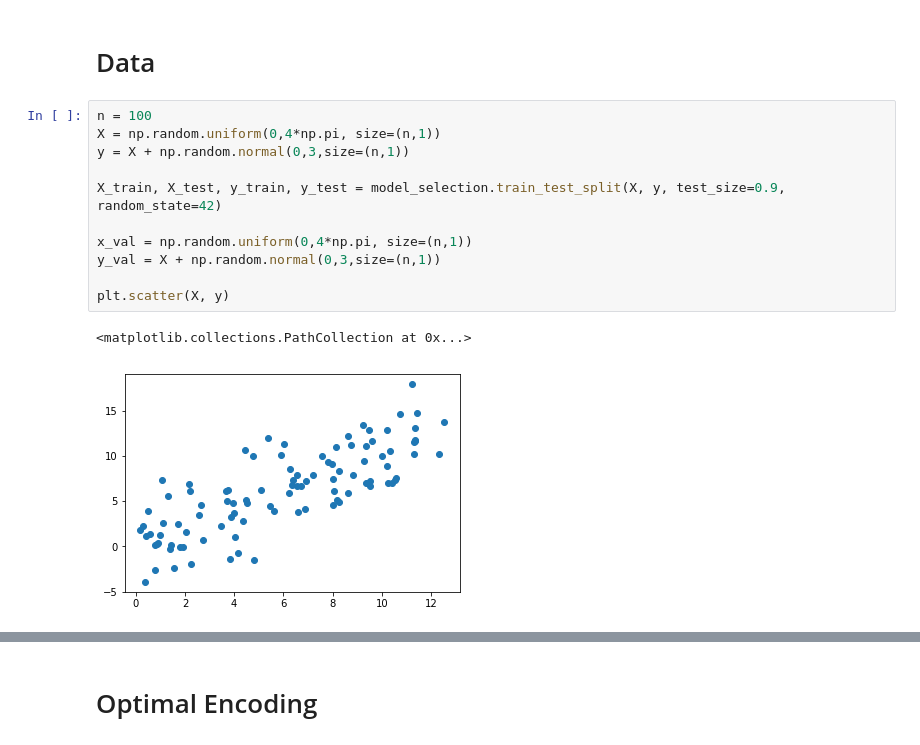
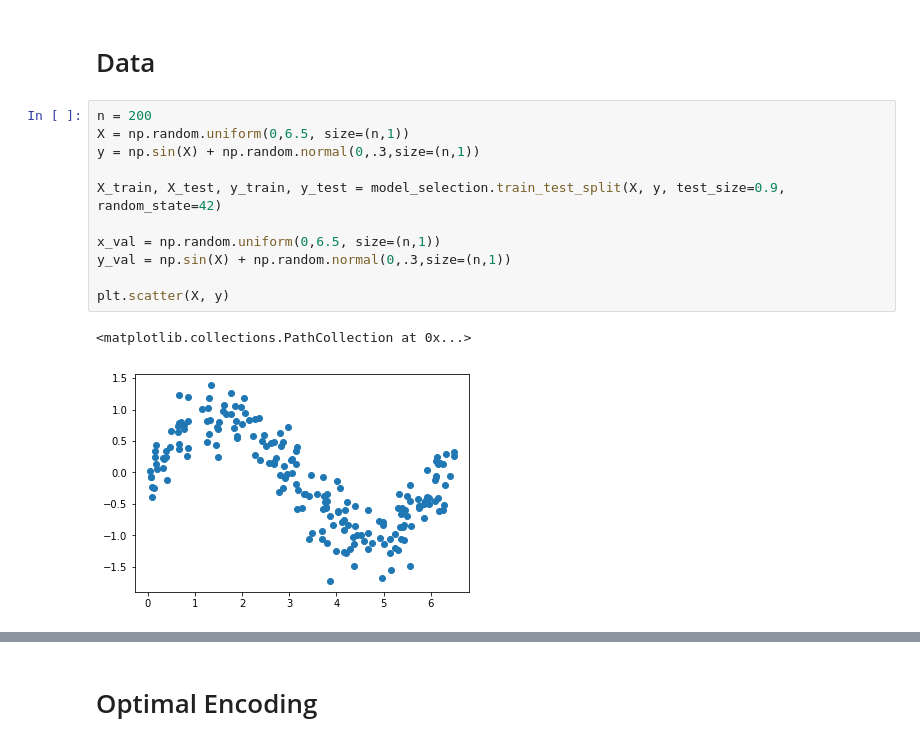
Before and after one commit to Hudsonnc/Optimal-Encoding, a Jupyter notebook: Optimal Regression Simple.ipynb, the cells around one changed output, grey strips where cells are left out. Drawn from its saved outputs; the diff is of its cells as text.

```diff
--- a/Optimal Regression Simple.ipynb
+++ b/Optimal Regression Simple.ipynb
@@ -11,16 +11,16 @@ from sklearn import preprocessing, model_selection
 # %% [markdown]
 # Data
 # %%
-n = 100
-X = np.random.uniform(0,4*np.pi, size=(n,1))
-y = X + np.random.normal(0,3,size=(n,1))
+n = 200
+X = np.random.uniform(0,6.5, size=(n,1))
+y = np.sin(X) + np.random.normal(0,.3,size=(n,1))
 
 X_train, X_test, y_train, y_test = model_selection.train_test_split(X, y, test_size=0.9, random_state=42)
 
-x_val = np.random.uniform(0,4*np.pi, size=(n,1))
-y_val = X + np.random.normal(0,3,size=(n,1))
+x_val = np.random.uniform(0,6.5, size=(n,1))
+y_val = np.sin(X) + np.random.normal(0,.3,size=(n,1))
 
 plt.scatter(X, y)
 # %% [output]
 <matplotlib.collections.PathCollection at 0x...>
-[figure, old version]
+[figure, new version]
```
Also changed, not shown: parts of 14 cells of this notebook, 25 other files.
